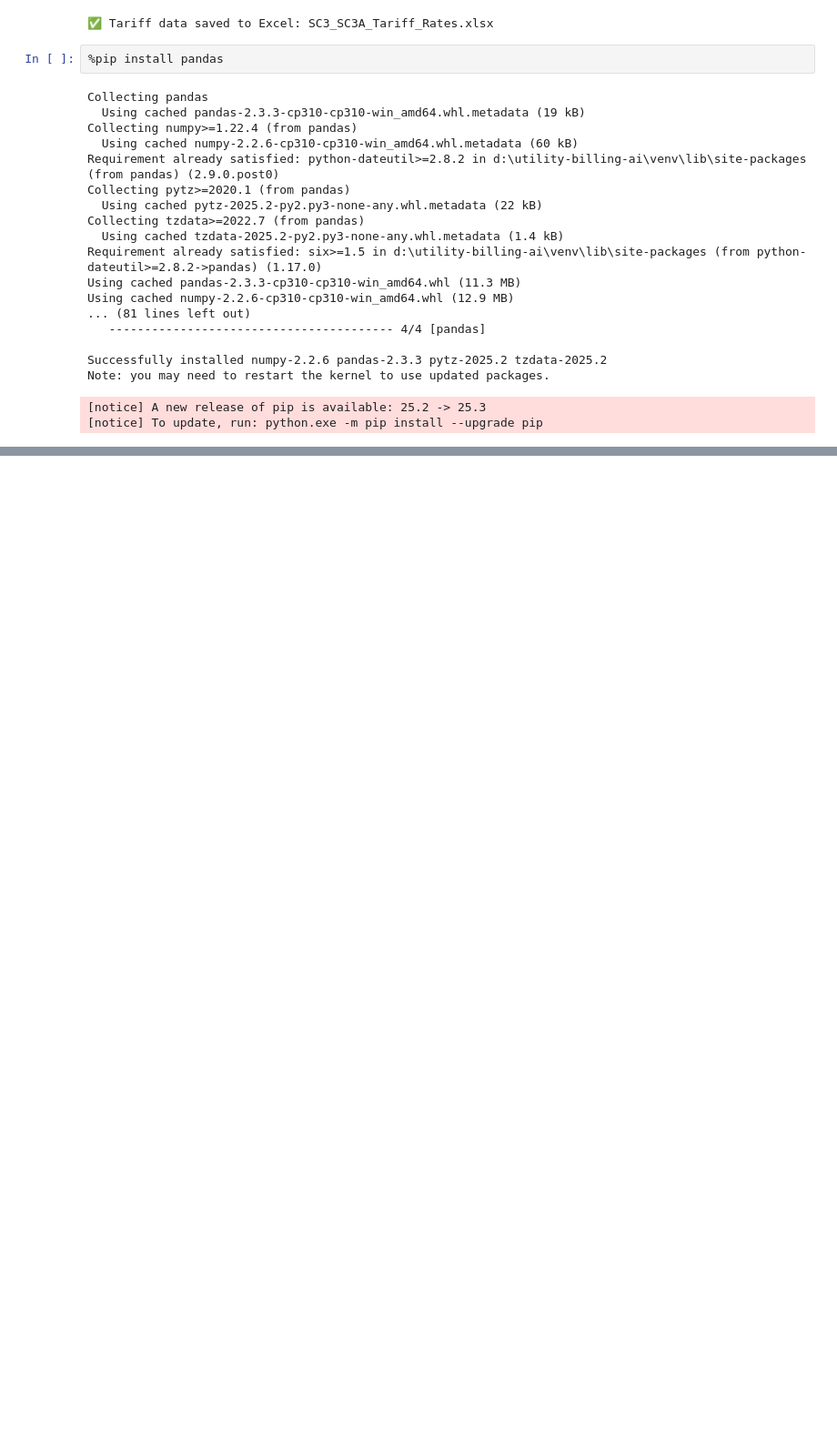
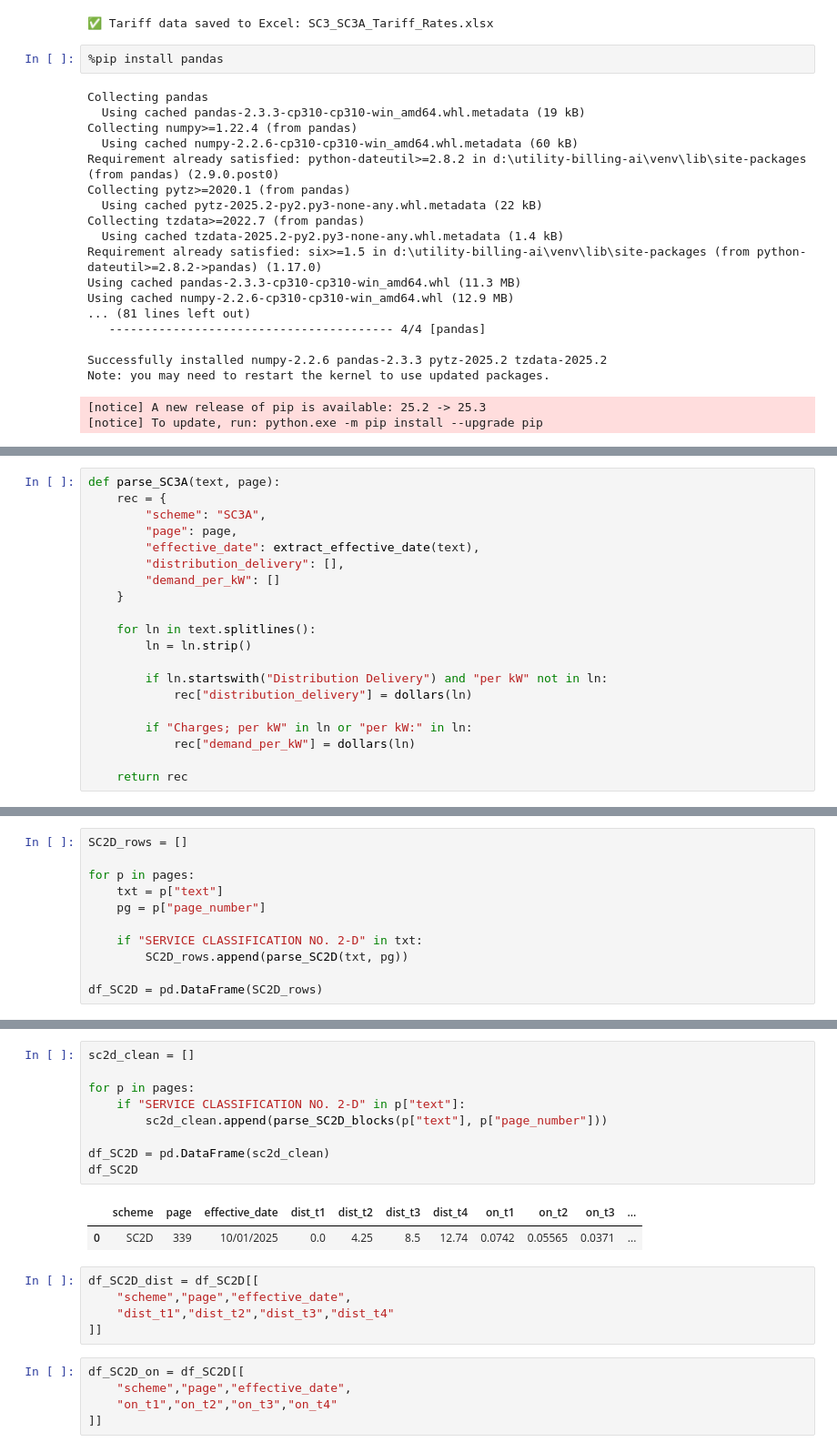
Before and after one commit to harshalsp0011/utility-billing-ai, a Jupyter notebook: src/agents/tariff_analysis/tariff_pdf_parser.ipynb, the cells around one changed output, grey strips where cells are left out. Shown at 91% size. Drawn from its saved outputs; the diff is of its cells as text; blank space fills up the shorter version.

```diff
--- a/src/agents/tariff_analysis/tariff_pdf_parser.ipynb
+++ b/src/agents/tariff_analysis/tariff_pdf_parser.ipynb
@@ -629,0 +593,20 @@ for sc in dfs:
+# %%
+def parse_SC3A(text, page):
+    rec = {
+        "scheme": "SC3A",
+        "page": page,
+        "effective_date": extract_effective_date(text),
+        "distribution_delivery": [],
+        "demand_per_kW": []
+    }
+
+    for ln in text.splitlines():
+        ln = ln.strip()
+
+        if ln.startswith("Distribution Delivery") and "per kW" not in ln:
+            rec["distribution_delivery"] = dollars(ln)
+
+        if "Charges; per kW" in ln or "per kW:" in ln:
+            rec["demand_per_kW"] = dollars(ln)
+
+    return rec
@@ -629,0 +706,11 @@ for sc in dfs:
+# %%
+SC2D_rows = []
+
+for p in pages:
+    txt = p["text"]
+    pg = p["page_number"]
+
+    if "SERVICE CLASSIFICATION NO. 2-D" in txt:
+        SC2D_rows.append(parse_SC2D(txt, pg))
+
+df_SC2D = pd.DataFrame(SC2D_rows)
@@ -629,0 +768,22 @@ for sc in dfs:
+# %%
+sc2d_clean = []
+
+for p in pages:
+    if "SERVICE CLASSIFICATION NO. 2-D" in p["text"]:
+        sc2d_clean.append(parse_SC2D_blocks(p["text"], p["page_number"]))
+
+df_SC2D = pd.DataFrame(sc2d_clean)
+df_SC2D
+# %% [output]
+|  | scheme | page | effective_date | dist_t1 | dist_t2 | dist_t3 | dist_t4 | on_t1 | on_t2 | on_t3 | ... |
+| 0 | SC2D | 339 | 10/01/2025 | 0.0 | 4.25 | 8.5 | 12.74 | 0.0742 | 0.05565 | 0.0371 | ... |
+# %%
+df_SC2D_dist = df_SC2D[[
+    "scheme","page","effective_date",
+    "dist_t1","dist_t2","dist_t3","dist_t4"
+]]
+# %%
+df_SC2D_on = df_SC2D[[
+    "scheme","page","effective_date",
+    "on_t1","on_t2","on_t3","on_t4"
+]]
```
Also changed, not shown: parts of 42 cells of this notebook, 11 other files.
